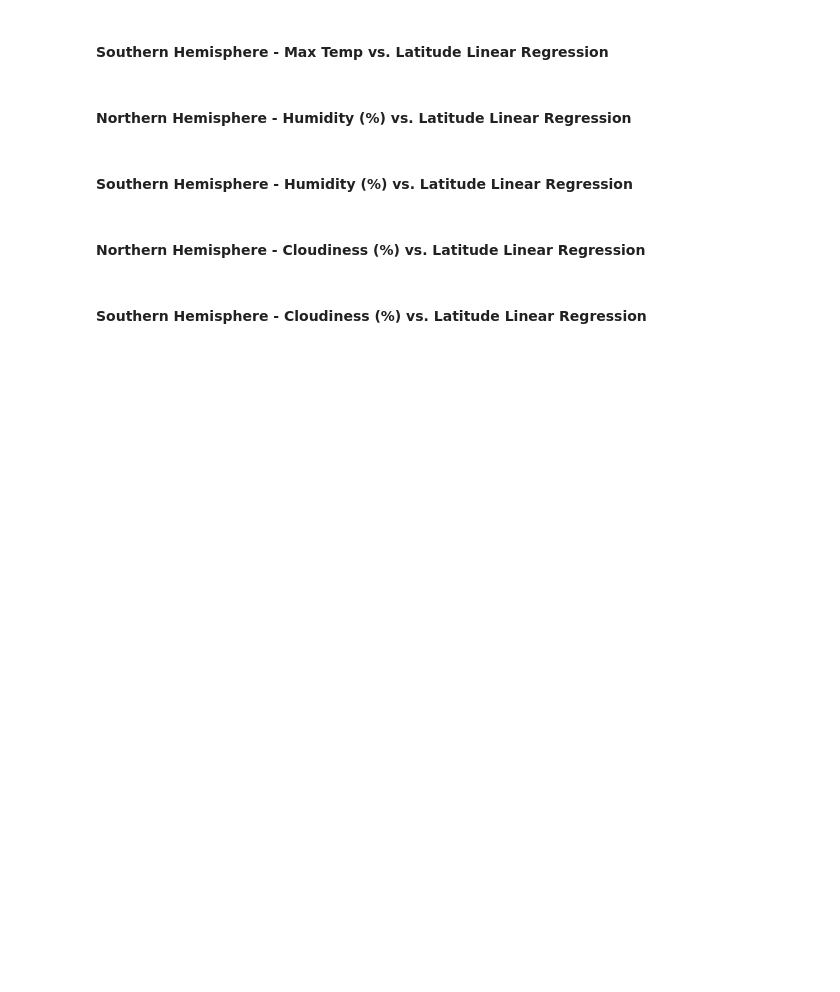
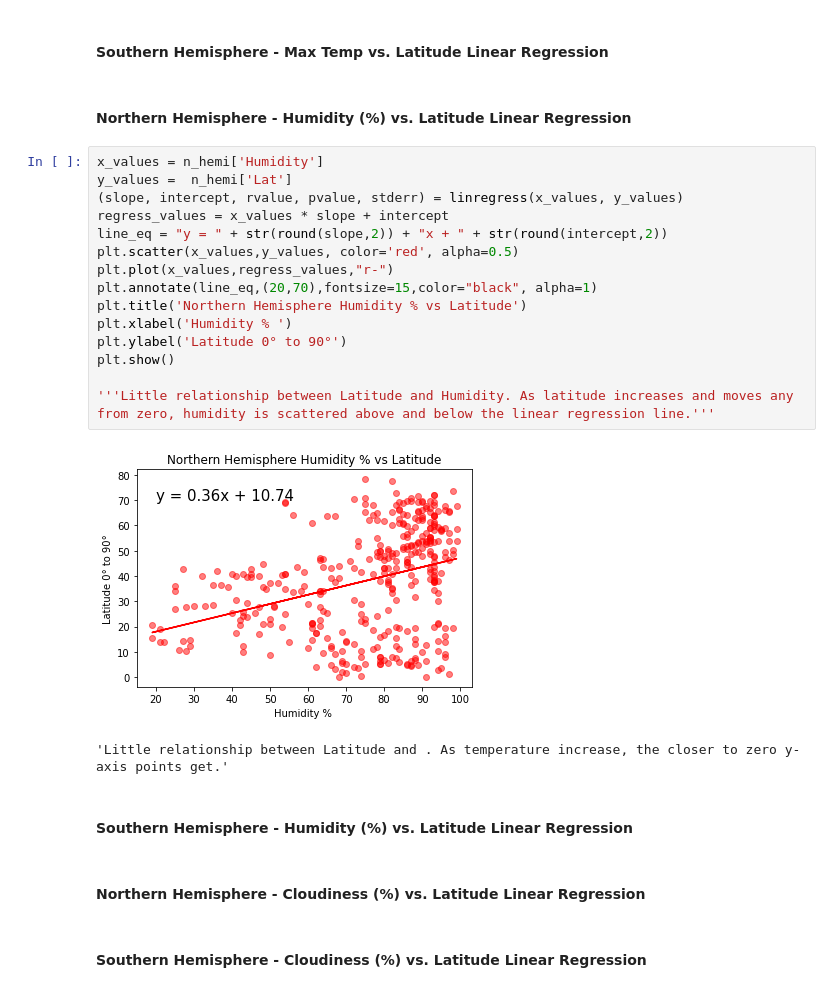
Before and after one commit to PeterGeorgeVlahos/Python-API, a Jupyter notebook: WeatherPy/WeatherPy.ipynb, the cells around one changed output. Saved outputs shown, nothing was run; the diff lists cells and outputs as text; blank space fills up the shorter version.

```diff
--- a/WeatherPy/WeatherPy.ipynb
+++ b/WeatherPy/WeatherPy.ipynb
@@ -323,6 +355,25 @@ plt.savefig("wind_v_lat.png")
 ####  Southern Hemisphere - Max Temp vs. Latitude Linear Regression
 # %% [markdown]
 ####  Northern Hemisphere - Humidity (%) vs. Latitude Linear Regression
+# %%
+x_values = n_hemi['Humidity']
+y_values =  n_hemi['Lat']
+(slope, intercept, rvalue, pvalue, stderr) = linregress(x_values, y_values)
+regress_values = x_values * slope + intercept
+line_eq = "y = " + str(round(slope,2)) + "x + " + str(round(intercept,2))
+plt.scatter(x_values,y_values, color='red', alpha=0.5)
+plt.plot(x_values,regress_values,"r-")
+plt.annotate(line_eq,(20,70),fontsize=15,color="black", alpha=1)
+plt.title('Northern Hemisphere Humidity % vs Latitude')
+plt.xlabel('Humidity % ')
+plt.ylabel('Latitude 0° to 90°')
+plt.show()
+
+'''Little relationship between Latitude and Humidity. As latitude increases and moves any
+from zero, humidity is scattered above and below the linear regression line.'''
+# %% [output]
+[figure, added]
+'Little relationship between Latitude and . As temperature increase, the closer to zero y-axis points get.'
 # %% [markdown]
 ####  Southern Hemisphere - Humidity (%) vs. Latitude Linear Regression
 # %% [markdown]
```
Also changed, not shown: parts of 7 cells of this notebook.
